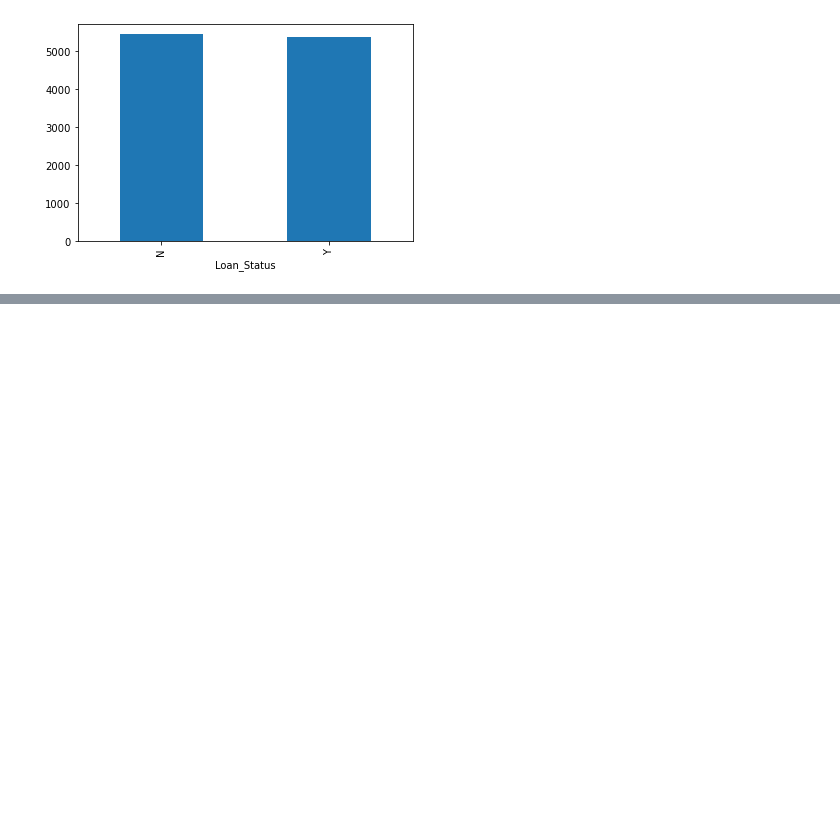
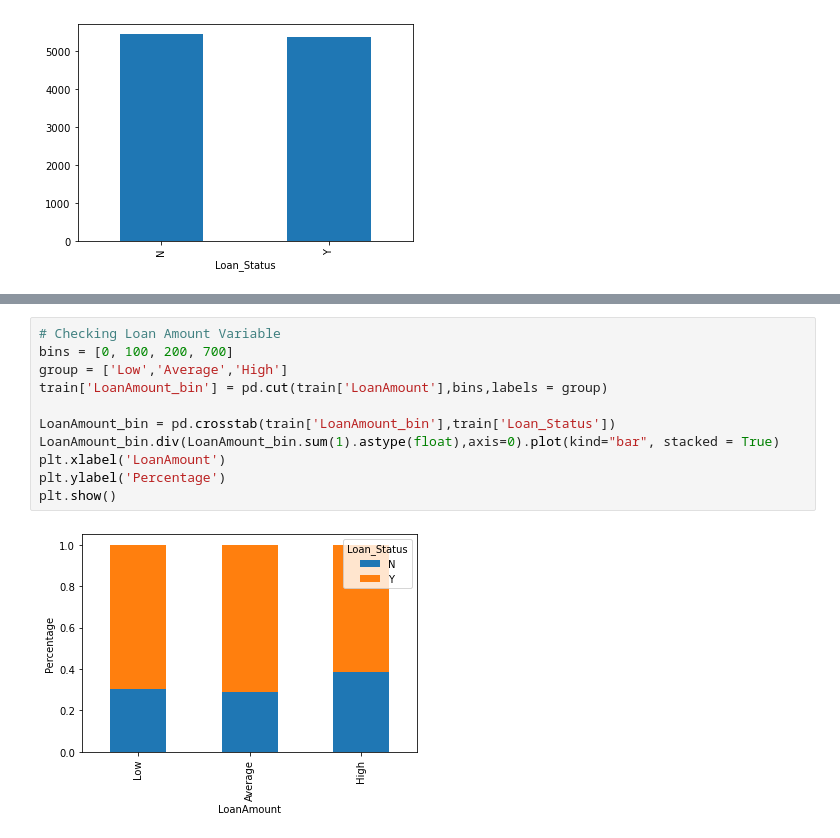
Before and after one commit to RawRapter/Data-Science-Models, a Jupyter notebook: Projects/Loan Prediction/LoanPredictionAnalyticsVidhya.ipynb, the cells around one changed output, grey strips where cells are left out. Drawn from its saved outputs; the diff is of its cells as text; blank space fills up the shorter version.

```diff
--- a/Projects/Loan Prediction/LoanPredictionAnalyticsVidhya.ipynb
+++ b/Projects/Loan Prediction/LoanPredictionAnalyticsVidhya.ipynb
@@ -212,0 +253,13 @@ train.groupby('Loan_Status')['ApplicantIncome'].mean().plot.bar()
+# %%
+# Checking Loan Amount Variable
+bins = [0, 100, 200, 700]
+group = ['Low','Average','High']
+train['LoanAmount_bin'] = pd.cut(train['LoanAmount'],bins,labels = group)
+
+LoanAmount_bin = pd.crosstab(train['LoanAmount_bin'],train['Loan_Status'])
+LoanAmount_bin.div(LoanAmount_bin.sum(1).astype(float),axis=0).plot(kind="bar", stacked = True)
+plt.xlabel('LoanAmount')
+plt.ylabel('Percentage')
+plt.show()
+# %% [output]
+[figure, added]
```
Also changed, not shown: parts of 53 cells of this notebook, 7 other files.
